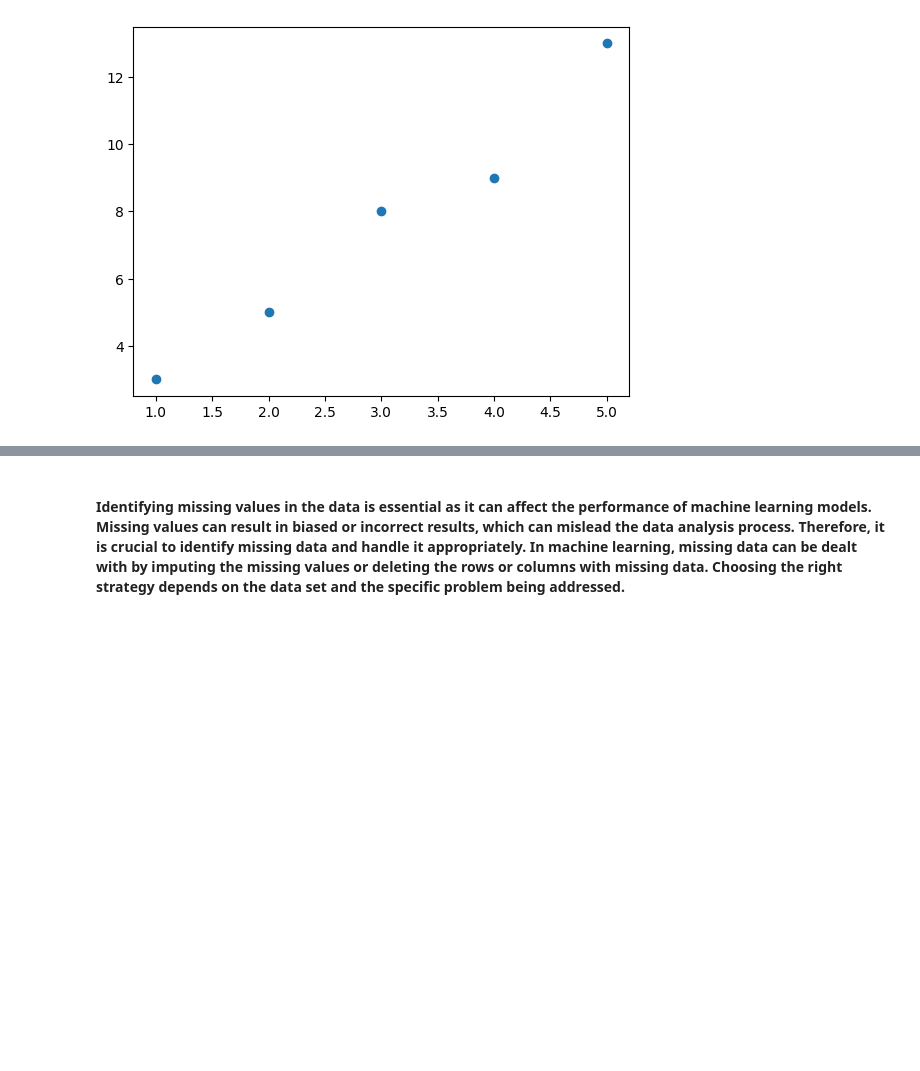
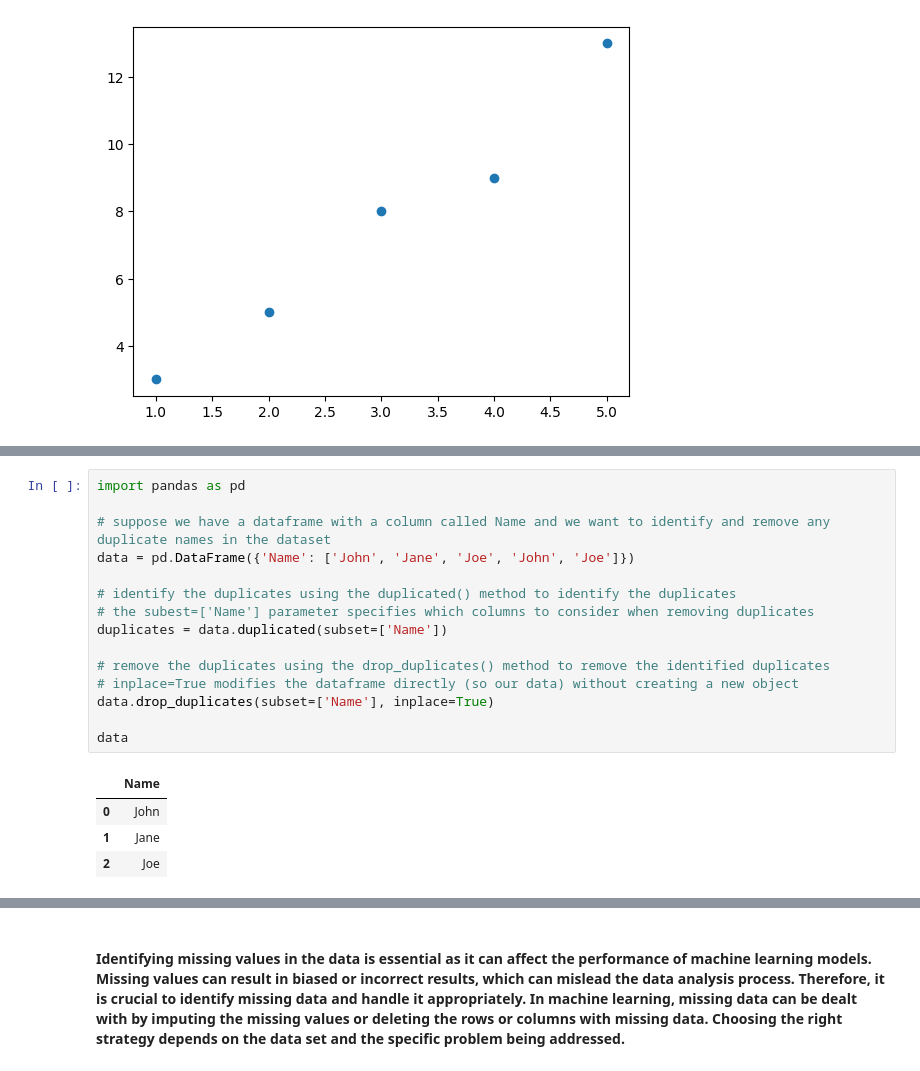
Before and after one commit to ArcaneIrvine/ACM_Machine_Learning, a Jupyter notebook: Lessons/lesson_2.ipynb, the cells around one changed output, grey strips where cells are left out. Saved outputs shown, nothing was run; the diff lists cells and outputs as text; blank space fills up the shorter version.

```diff
--- a/Lessons/lesson_2.ipynb
+++ b/Lessons/lesson_2.ipynb
@@ -61,0 +103,20 @@ plt.show()
+# %%
+import pandas as pd
+
+# suppose we have a dataframe with a column called Name and we want to identify and remove any duplicate names in the dataset
+data = pd.DataFrame({'Name': ['John', 'Jane', 'Joe', 'John', 'Joe']})
+
+# identify the duplicates using the duplicated() method to identify the duplicates
+# the subest=['Name'] parameter specifies which columns to consider when removing duplicates
+duplicates = data.duplicated(subset=['Name'])
+
+# remove the duplicates using the drop_duplicates() method to remove the identified duplicates
+# inplace=True modifies the dataframe directly (so our data) without creating a new object
+data.drop_duplicates(subset=['Name'], inplace=True)
+
+data
+# %% [output]
+|  | Name |
+| 0 | John |
+| 1 | Jane |
+| 2 | Joe |
```
Also changed, not shown: parts of 15 cells of this notebook, 1 other file.
